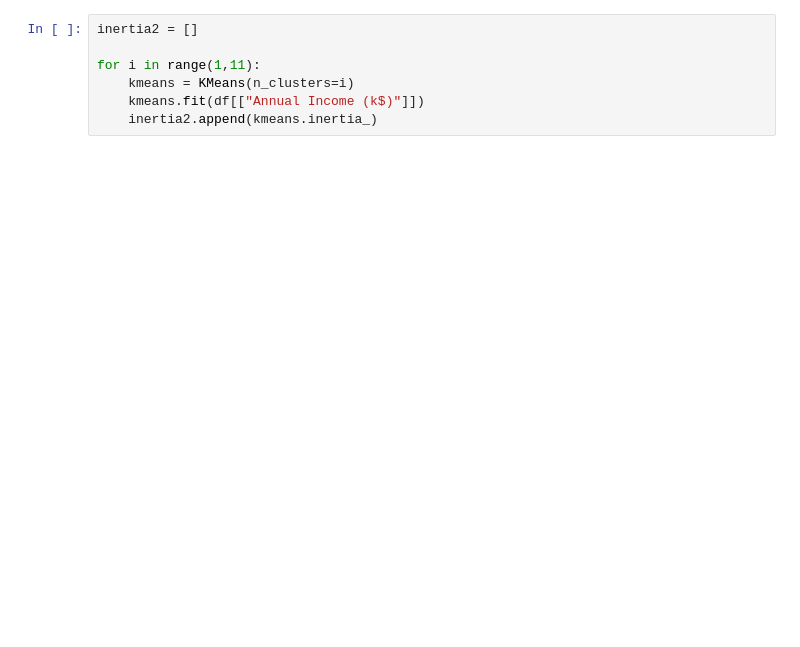
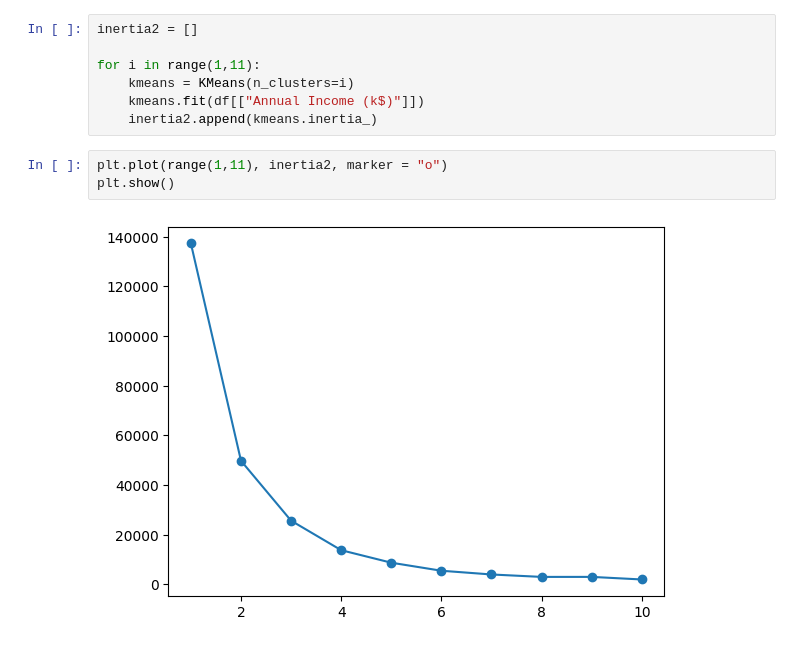
Before and after one commit to JWulfran/Machine-learning, a Jupyter notebook: Python_Customer_segmentation_&_clustering.ipynb, the cells around one changed output. Drawn from its saved outputs; the diff is of its cells as text; blank space fills up the shorter version.

```diff
--- a/Python_Customer_segmentation_&_clustering.ipynb
+++ b/Python_Customer_segmentation_&_clustering.ipynb
@@ -172,3 +187,8 @@ for i in range(1,11):
     kmeans = KMeans(n_clusters=i)
     kmeans.fit(df[["Annual Income (k$)"]])
     inertia2.append(kmeans.inertia_)
+# %%
+plt.plot(range(1,11), inertia2, marker = "o")
+plt.show()
+# %% [output]
+[figure, added]
```
Also changed, not shown: parts of 17 cells of this notebook, 1 other file.
